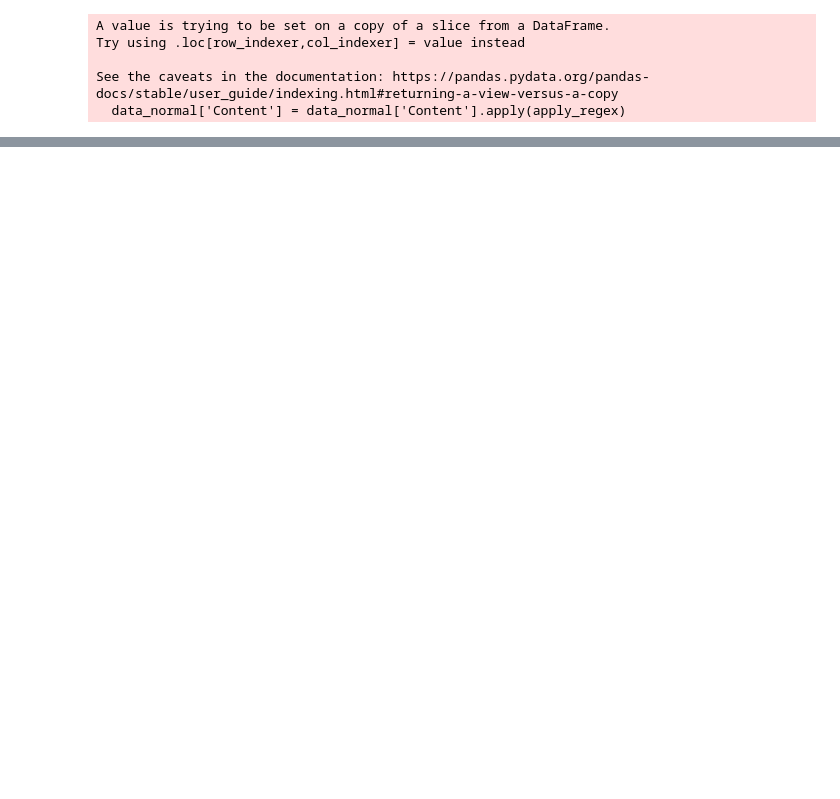
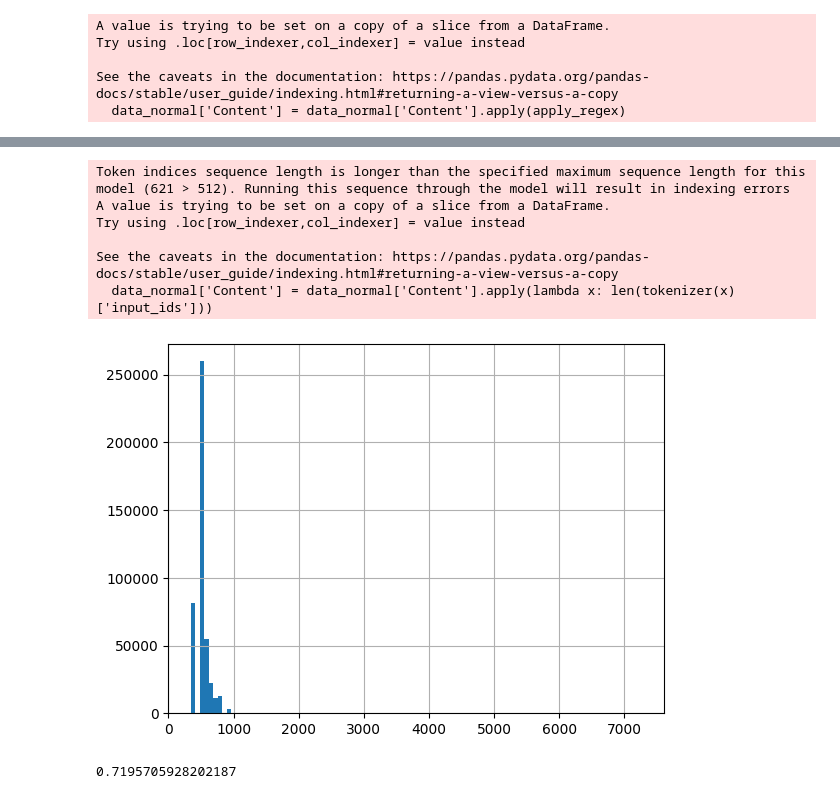
Before and after one commit to GabrielTalasso/log_ad_llm_fl, a Jupyter notebook: explore_dataset.ipynb, the cells around one changed output, grey strips where cells are left out. Cells and saved outputs as stored; diff of their text form; code cells hidden in the pictures; blank space fills up the shorter version.

Commit message:
uploading results federated

```diff
--- a/explore_dataset.ipynb
+++ b/explore_dataset.ipynb
@@ -38,0 +56,22 @@ See the caveats in the documentation: https://pandas.pydata.org/pandas-docs/stab
+# %%
+from transformers import AutoTokenizer
+
+#len after tokenize
+
+tokenizer = AutoTokenizer.from_pretrained("bert-base-uncased")
+data_normal['Content'] = data_normal['Content'].apply(lambda x: len(tokenizer(x)['input_ids']))
+
+histogram = data_normal['Content'].hist(bins=100)
+# %% [output]
+Token indices sequence length is longer than the specified maximum sequence length for this model (621 > 512). Running this sequence through the model will result in indexing errors
+A value is trying to be set on a copy of a slice from a DataFrame.
+Try using .loc[row_indexer,col_indexer] = value instead
+
+See the caveats in the documentation: https://pandas.pydata.org/pandas-docs/stable/user_guide/indexing.html#returning-a-view-versus-a-copy
+  data_normal['Content'] = data_normal['Content'].apply(lambda x: len(tokenizer(x)['input_ids']))
+[figure, added]
+# %%
+#count len < 128
+print(len(data_normal[data_normal['Content'] < 512]) / len(data_normal))
+# %% [output]
+0.7195705928202187
```
Also changed, not shown: parts of 5 cells of this notebook, 42 other files.
